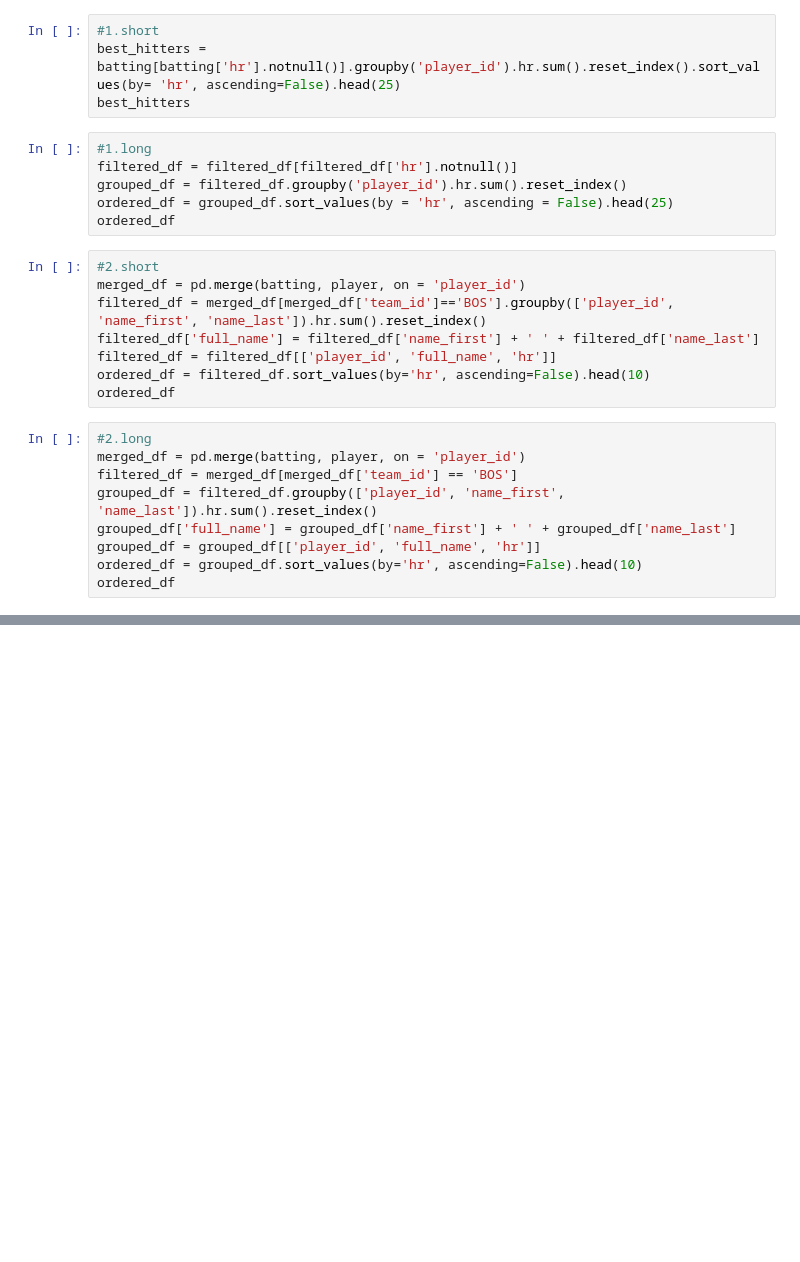
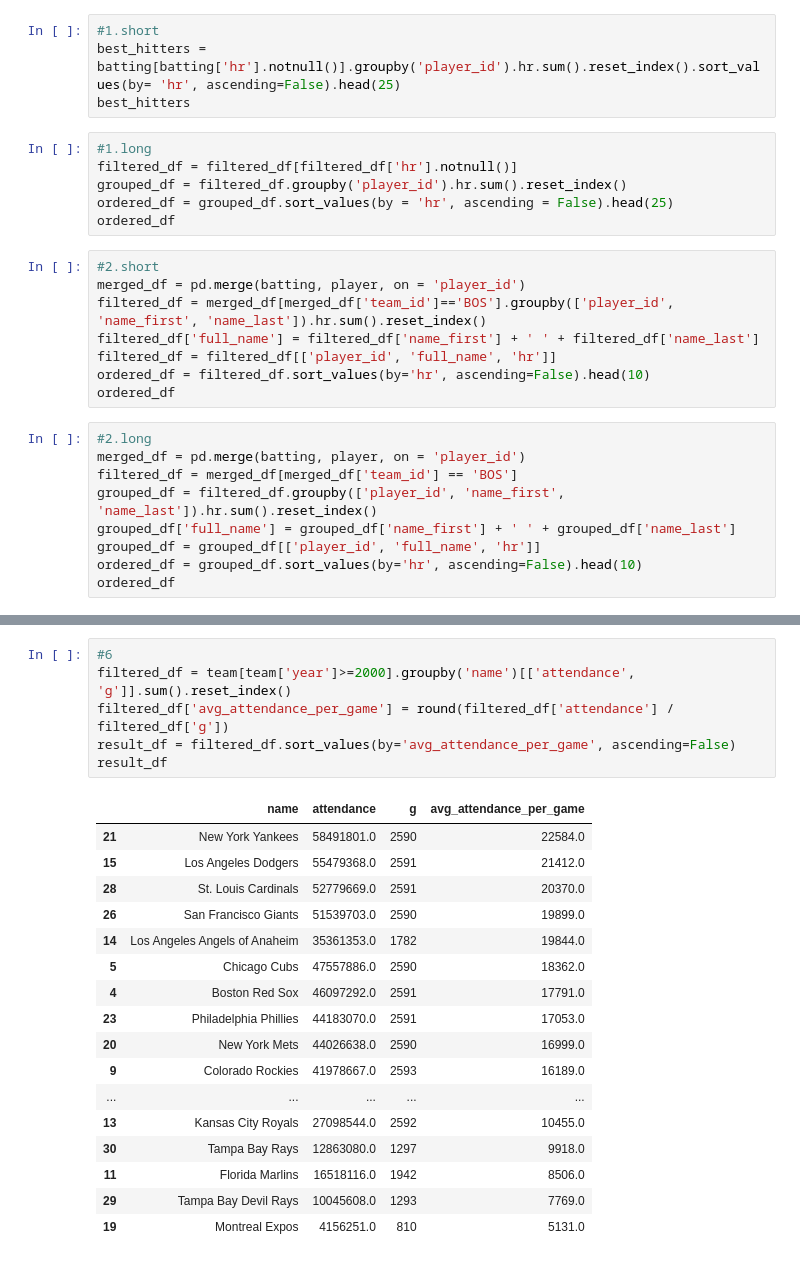
Before and after one commit to andresdr11/_MLB-Database-Analysis_, a Jupyter notebook: Python/PruebasAndres.ipynb, the cells around one changed output, grey strips where cells are left out. Saved outputs shown, nothing was run; the diff lists cells and outputs as text; blank space fills up the shorter version.

```diff
--- a/Python/PruebasAndres.ipynb
+++ b/Python/PruebasAndres.ipynb
@@ -42,0 +100,24 @@ ordered_df
+# %%
+#6
+filtered_df = team[team['year']>=2000].groupby('name')[['attendance', 'g']].sum().reset_index()
+filtered_df['avg_attendance_per_game'] = round(filtered_df['attendance'] / filtered_df['g'])
+result_df = filtered_df.sort_values(by='avg_attendance_per_game', ascending=False)
+result_df
+# %% [output]
+|  | name | attendance | g | avg_attendance_per_game |
+| 21 | New York Yankees | 58491801.0 | 2590 | 22584.0 |
+| 15 | Los Angeles Dodgers | 55479368.0 | 2591 | 21412.0 |
+| 28 | St. Louis Cardinals | 52779669.0 | 2591 | 20370.0 |
+| 26 | San Francisco Giants | 51539703.0 | 2590 | 19899.0 |
+| 14 | Los Angeles Angels of Anaheim | 35361353.0 | 1782 | 19844.0 |
+| 5 | Chicago Cubs | 47557886.0 | 2590 | 18362.0 |
+| 4 | Boston Red Sox | 46097292.0 | 2591 | 17791.0 |
+| 23 | Philadelphia Phillies | 44183070.0 | 2591 | 17053.0 |
+| 20 | New York Mets | 44026638.0 | 2590 | 16999.0 |
+| 9 | Colorado Rockies | 41978667.0 | 2593 | 16189.0 |
+| ... | ... | ... | ... | ... |
+| 13 | Kansas City Royals | 27098544.0 | 2592 | 10455.0 |
+| 30 | Tampa Bay Rays | 12863080.0 | 1297 | 9918.0 |
+| 11 | Florida Marlins | 16518116.0 | 1942 | 8506.0 |
+| 29 | Tampa Bay Devil Rays | 10045608.0 | 1293 | 7769.0 |
+| 19 | Montreal Expos | 4156251.0 | 810 | 5131.0 |
```
Also changed, not shown: parts of 8 cells of this notebook.
